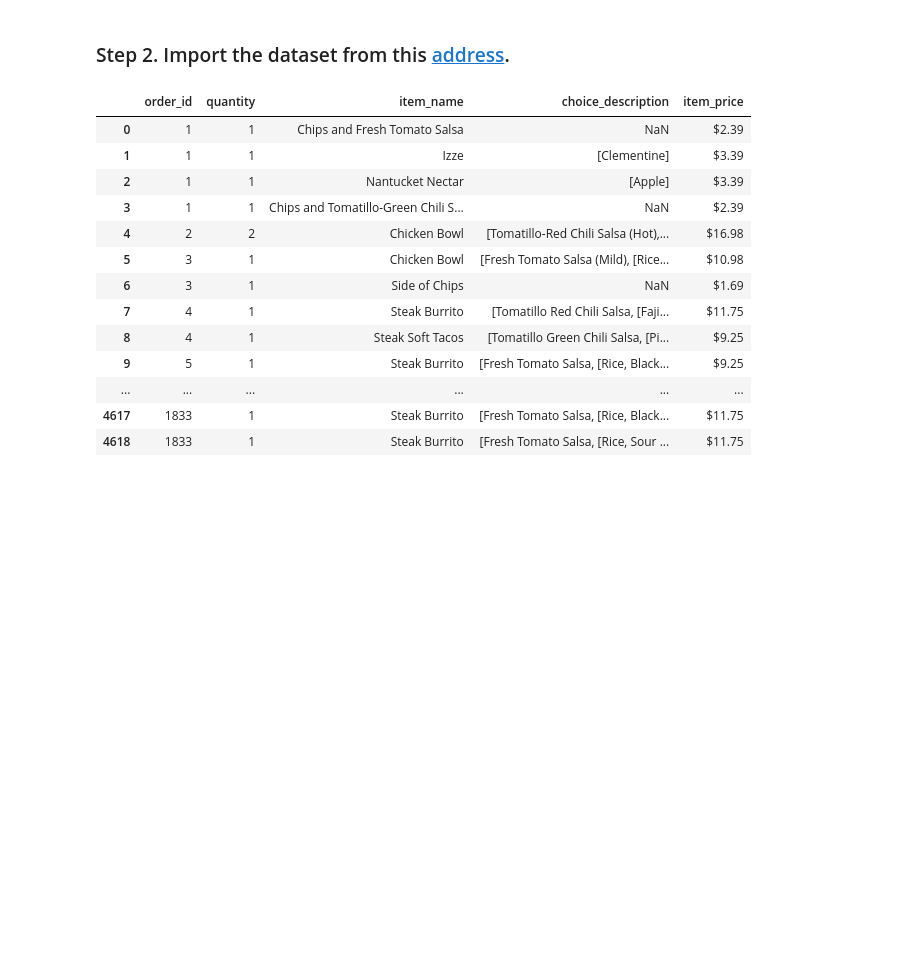
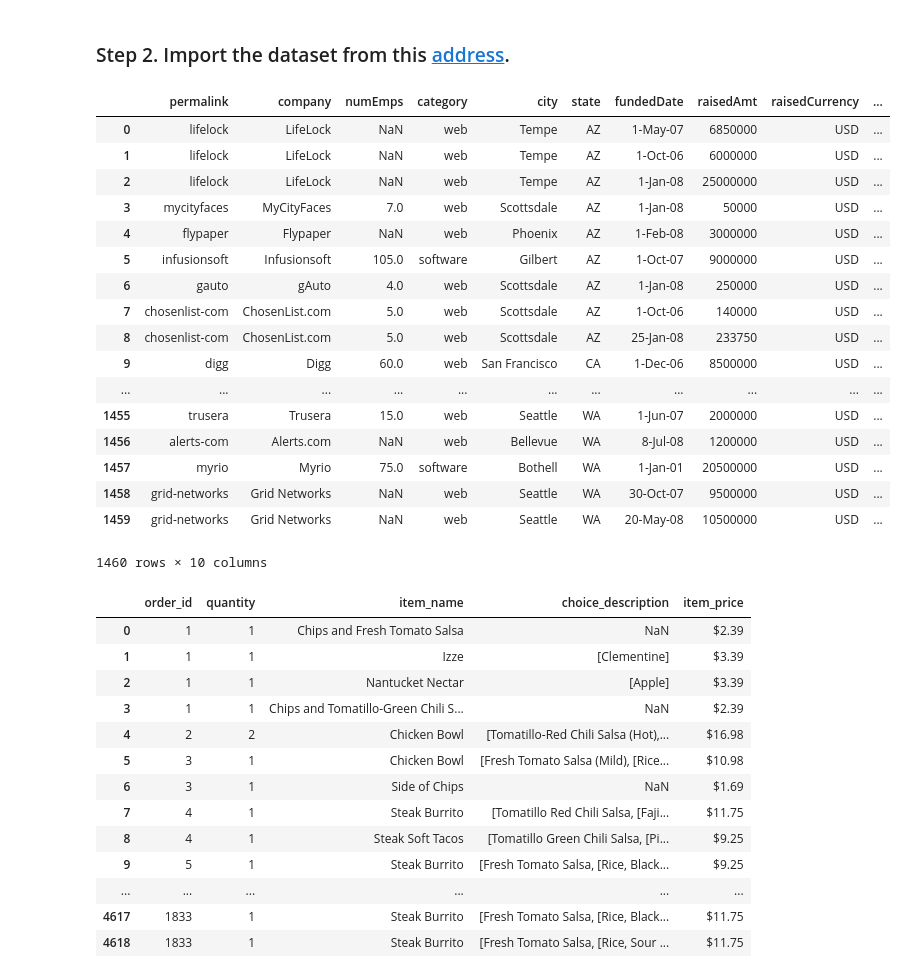
Before and after one commit to chaseinstead/pandas-exercises, a Jupyter notebook: 01_Getting_&_Knowing_Your_Data/Chipotle/Exercises.ipynb, the cells around one changed output. Cells and saved outputs as stored; diff of their text form; code cells hidden in the pictures; blank space fills up the shorter version.

```diff
--- a/01_Getting_&_Knowing_Your_Data/Chipotle/Exercises.ipynb
+++ b/01_Getting_&_Knowing_Your_Data/Chipotle/Exercises.ipynb
@@ -14,7 +14,28 @@ import pandas as pd
 # from pandas import DataFrame
 
 df = pd.read_csv("https://raw.githubusercontent.com/justmarkham/DAT8/master/data/chipotle.tsv", sep="\t")
-df2 = pd.read_csv
+df2 = pd.read_csv("TechCrunchcontinentalUSA.csv")
+# %%
+df2
+# %% [output]
+|  | permalink | company | numEmps | category | city | state | fundedDate | raisedAmt | raisedCurrency | ... |
+| 0 | lifelock | LifeLock | NaN | web | Tempe | AZ | 1-May-07 | 6850000 | USD | ... |
+| 1 | lifelock | LifeLock | NaN | web | Tempe | AZ | 1-Oct-06 | 6000000 | USD | ... |
+| 2 | lifelock | LifeLock | NaN | web | Tempe | AZ | 1-Jan-08 | 25000000 | USD | ... |
+| 3 | mycityfaces | MyCityFaces | 7.0 | web | Scottsdale | AZ | 1-Jan-08 | 50000 | USD | ... |
+| 4 | flypaper | Flypaper | NaN | web | Phoenix | AZ | 1-Feb-08 | 3000000 | USD | ... |
+| 5 | infusionsoft | Infusionsoft | 105.0 | software | Gilbert | AZ | 1-Oct-07 | 9000000 | USD | ... |
+| 6 | gauto | gAuto | 4.0 | web | Scottsdale | AZ | 1-Jan-08 | 250000 | USD | ... |
+| 7 | chosenlist-com | ChosenList.com | 5.0 | web | Scottsdale | AZ | 1-Oct-06 | 140000 | USD | ... |
+| 8 | chosenlist-com | ChosenList.com | 5.0 | web | Scottsdale | AZ | 25-Jan-08 | 233750 | USD | ... |
+| 9 | digg | Digg | 60.0 | web | San Francisco | CA | 1-Dec-06 | 8500000 | USD | ... |
+| ... | ... | ... | ... | ... | ... | ... | ... | ... | ... | ... |
+| 1455 | trusera | Trusera | 15.0 | web | Seattle | WA | 1-Jun-07 | 2000000 | USD | ... |
+| 1456 | alerts-com | Alerts.com | NaN | web | Bellevue | WA | 8-Jul-08 | 1200000 | USD | ... |
+| 1457 | myrio | Myrio | 75.0 | software | Bothell | WA | 1-Jan-01 | 20500000 | USD | ... |
+| 1458 | grid-networks | Grid Networks | NaN | web | Seattle | WA | 30-Oct-07 | 9500000 | USD | ... |
+| 1459 | grid-networks | Grid Networks | NaN | web | Seattle | WA | 20-May-08 | 10500000 | USD | ... |
+1460 rows × 10 columns
 # %%
 df
 # %% [output]
```
Also changed, not shown: parts of 10 cells of this notebook.
